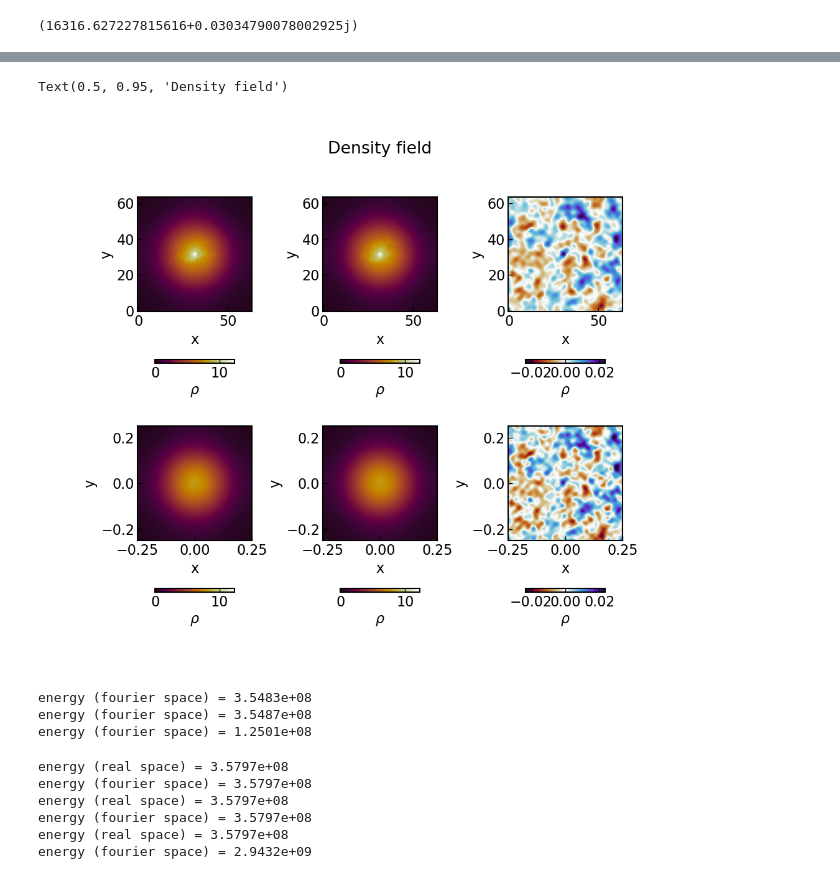
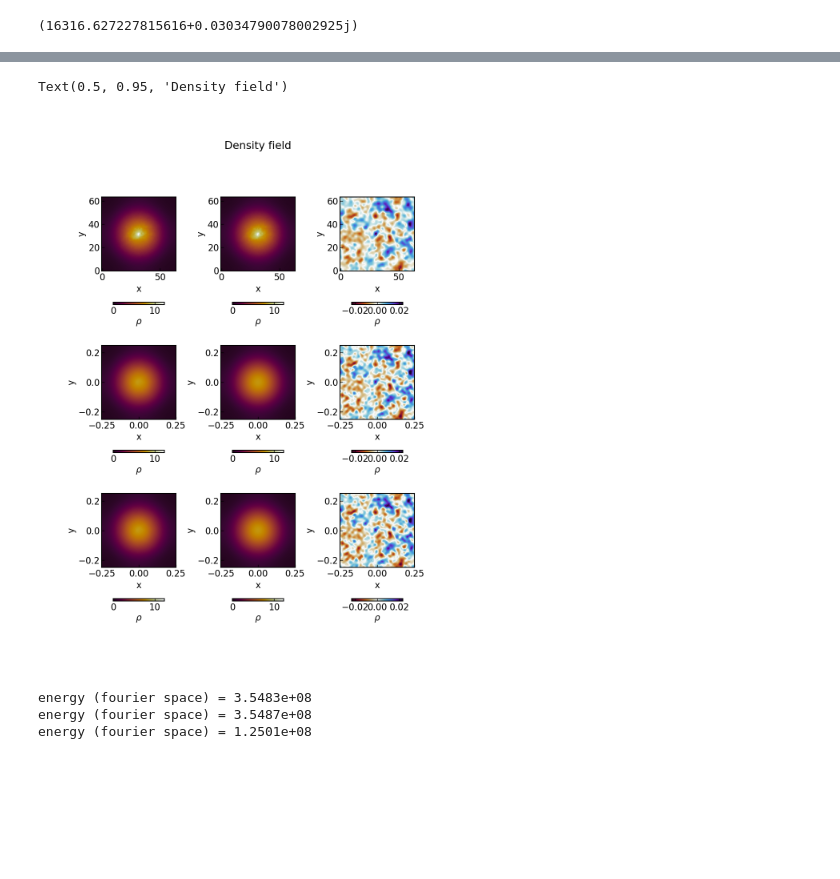
Before and after one commit to LorenzoLMP/turbocluster-public, a Jupyter notebook: examples/power_spectrum/example.ipynb, the cells around one changed output, grey strips where cells are left out. Saved outputs shown, nothing was run; the diff lists cells and outputs as text; code cells hidden in the pictures; blank space fills up the shorter version.

Commit message:
different power spectra in example

```diff
--- a/examples/power_spectrum/example.ipynb
+++ b/examples/power_spectrum/example.ipynb
@@ -252,0 +319,16 @@ density_fluct = depo.deposit_variable('0_synthetic_fluct', weight='0_Volume')
+# %%
+
+z_vec = center_slicer[2] + (- 0.5 + np.arange(0,npix_small_slicer)/npix_small_slicer)*widths[2]*arepo_length
+
+dens_total_slicer_depo = np.zeros((npix_small_slicer,npix_small_slicer,npix_small_slicer))
+dens_fluct_slicer_depo = np.zeros((npix_small_slicer,npix_small_slicer,npix_small_slicer))
+dens_backg_slicer_depo = np.zeros((npix_small_slicer,npix_small_slicer,npix_small_slicer))
+
+for n in range(npix_small_slicer):
+    moving_center_slicer = center.copy
+    moving_center_slicer[2] = z_vec[n]
+    small_slicer = pa.Slicer(snap, moving_center_slicer, widths_slicer, 'z', npix=npix_small_slicer)
+
+    dens_total_slicer_depo[:,:,n] = small_slicer.slice_variable('0_synthetic_rhofield').value
+    dens_fluct_slicer_depo[:,:,n] = small_slicer.slice_variable('0_synthetic_fluct').value
+    dens_backg_slicer_depo[:,:,n] = small_slicer.slice_variable('0_synthetic_backg').value
@@ -274,7 +382,7 @@ norm2 = Normalize(vmin=vmin,vmax=vmax)
 cmap1 = cmr.fall
 cmap2 = cmr.fusion
 
-fig, ax = plt.subplots(2,3,figsize=(11,9))
+fig, ax = plt.subplots(3,3,figsize=(11,14))
 
 ims = []
 
@@ -297,32 +405,47 @@ ims.append(im10)
 im11 = ax[1,1].imshow(
     dens_back_slicer, origin='lower', norm=norm1, cmap=cmap1, extent=extent.value)
 ims.append(im11)
 
 im12 = ax[1,2].imshow(
     dens_fluct_slicer, origin='lower', norm=norm2, cmap=cmap2, extent=extent.value)
 ims.append(im12)
 
-for i in range(2):
+im20 = ax[2,0].imshow(
+    dens_total_slicer_depo[:,:,int(npix_small_slicer//2)-1] ,
+    origin='lower', norm=norm1, cmap=cmap1, extent=extent.value)
+ims.append(im20)
+
+im21 = ax[2,1].imshow(
+    dens_backg_slicer_depo[:,:,int(npix_small_slicer//2)-1],
+    origin='lower', norm=norm1, cmap=cmap1, extent=extent.value)
+ims.append(im21)
+
+im22 = ax[2,2].imshow(
+    dens_fluct_slicer_depo[:,:,int(npix_small_slicer//2)-1],
+    origin='lower', norm=norm2, cmap=cmap2, extent=extent.value)
+ims.append(im22)
+
+for i in range(3):
     for j in range(3):
         ax[i,j].set_xlabel('x')
         ax[i,j].set_ylabel('y')
         el = i*3 + j
         # print(el)
         cbar = fig.colorbar(ims[el], ax=ax[i,j], orientation='horizontal',shrink=0.45, pad=0.25)
         cbar.set_label(r'$\rho$')
 
 
 
 fig.subplots_adjust(top=0.85,
 bottom=0.1,
 left=0.10,
 right=0.90,
 hspace=0.2,
 wspace=0.05)
 
 fig.suptitle('Density field',y=0.95)
 
 # plt.savefig('./../../plots/power-spectra/'+savename+'.pdf',dpi=400)
 # %% [output]
 Text(0.5, 0.95, 'Density field')
-[figure, old version]
+[figure, new version]
@@ -383,25 +457,5 @@ powerspectrrho_fluct, k1d = P1d(amplitudes_rho_fluct, K2, widths)
 energy (fourier space) = 3.5483e+08
 energy (fourier space) = 3.5487e+08
 energy (fourier space) = 1.2501e+08
-# %%
-## different usages of power_spectrum1d method
-
-# basic
-powerspectr_basic, k1d_basic, (KX_basic, KY_basic, KZ_basic, hat_var_basic) = depo.power_spectrum1d(density_total)
-
-# with zero-padding
-powerspectr_padded, k1d_padded, (KX_padded, KY_padded, KZ_padded, hat_var_padded) = depo.power_spectrum1d(density_total,
-                                                          npads=2)
-
-# with windowing
-powerspectr_hann, k1d_hann, (KX_hann, KY_hann, KZ_hann, hat_var_hann) = depo.power_spectrum1d(density_total,
-                                                          window=scipy.signal.windows.hann)
-# %% [output]
-energy (real space) = 3.5797e+08
-energy (fourier space) = 3.5797e+08
-energy (real space) = 3.5797e+08
-energy (fourier space) = 3.5797e+08
-energy (real space) = 3.5797e+08
-energy (fourier space) = 2.9432e+09
 # %%
 
```
Also changed, not shown: parts of 21 cells of this notebook, 2 other files.
